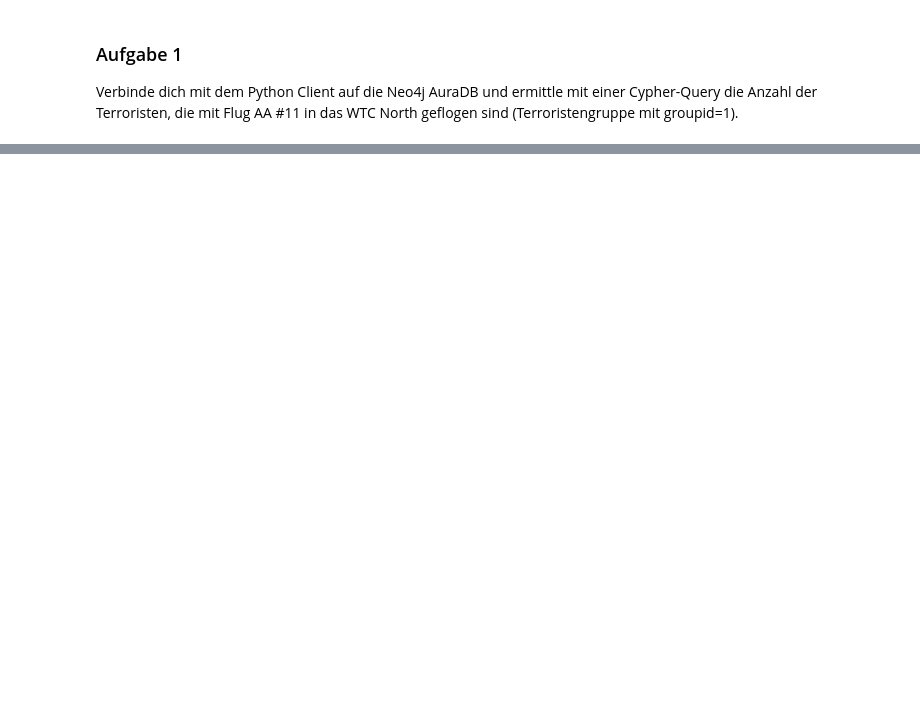
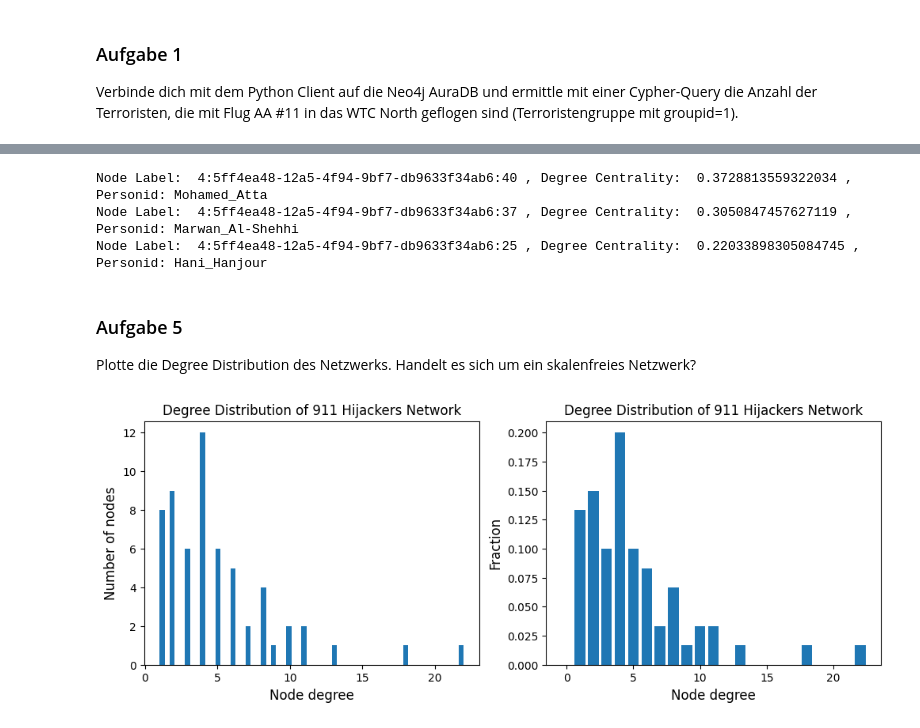
Before and after one commit to lrnzhil/workshop, a Jupyter notebook: notebook.ipynb, the cells around one changed output, grey strips where cells are left out. Saved outputs shown, nothing was run; the diff lists cells and outputs as text; code cells hidden in the pictures; blank space fills up the shorter version.

```diff
--- a/notebook.ipynb
+++ b/notebook.ipynb
@@ -101,0 +101,45 @@ CypherSyntaxError: {code: Neo.ClientError.Statement.SyntaxError} {message: Inval
+# %%
+# calculate degree centralitiy of all nodes
+deg_centralities = nx.degree_centrality(G_911)
+
+# sort result dictionary descending by value and select top 3
+top3 = sorted(deg_centralities.items(), key=lambda x: x[1], reverse=True)[0:3]
+
+# print results
+for n in top3:
+    print("Node Label: ", n[0], ", Degree Centrality: ", n[1], ", Personid:", G_911.nodes[n[0]]['personid'])
+# %% [output]
+Node Label:  4:5ff4ea48-12a5-4f94-9bf7-db9633f34ab6:40 , Degree Centrality:  0.3728813559322034 , Personid: Mohamed_Atta
+Node Label:  4:5ff4ea48-12a5-4f94-9bf7-db9633f34ab6:37 , Degree Centrality:  0.3050847457627119 , Personid: Marwan_Al-Shehhi
+Node Label:  4:5ff4ea48-12a5-4f94-9bf7-db9633f34ab6:25 , Degree Centrality:  0.22033898305084745 , Personid: Hani_Hanjour
+# %% [markdown]
+### Aufgabe 5
+
+Plotte die Degree Distribution des Netzwerks. Handelt es sich um ein skalenfreies Netzwerk?
+# %%
+# Solution with subplots and different axis
+def plot_degree_dist(G, title, fontsize):
+    degrees = [G.degree(node) for node in G.nodes()]
+    degree_hist = nx.degree_histogram(G)
+    degrees_unique = range(len(degree_hist))
+    degree_fraction = [d / nx.number_of_nodes(G) for d in degree_hist]
+
+    plt.figure(figsize=(12,4))
+
+    # Plot 1 with number of nodes on y axis
+    plt.subplot(1,2,1)
+    plt.hist(degrees, bins=G.number_of_nodes())
+    plt.xlabel('Node degree', fontsize=fontsize)
+    plt.ylabel('Number of nodes', fontsize=fontsize)
+    plt.title(title)
+
+    # Plot 2 with degree probability (fraction) on y axis
+    plt.subplot(1,2,2)
+    plt.bar(degrees_unique, degree_fraction)
+    plt.xlabel('Node degree', fontsize=fontsize)
+    plt.ylabel('Fraction', fontsize=fontsize)
+    plt.title(title)
+
+plot_degree_dist(G_911,'Degree Distribution of 911 Hijackers Network', fontsize=12)
+# %% [output]
+[figure, added]
```
Also changed, not shown: parts of 11 cells of this notebook, 1 other file.
